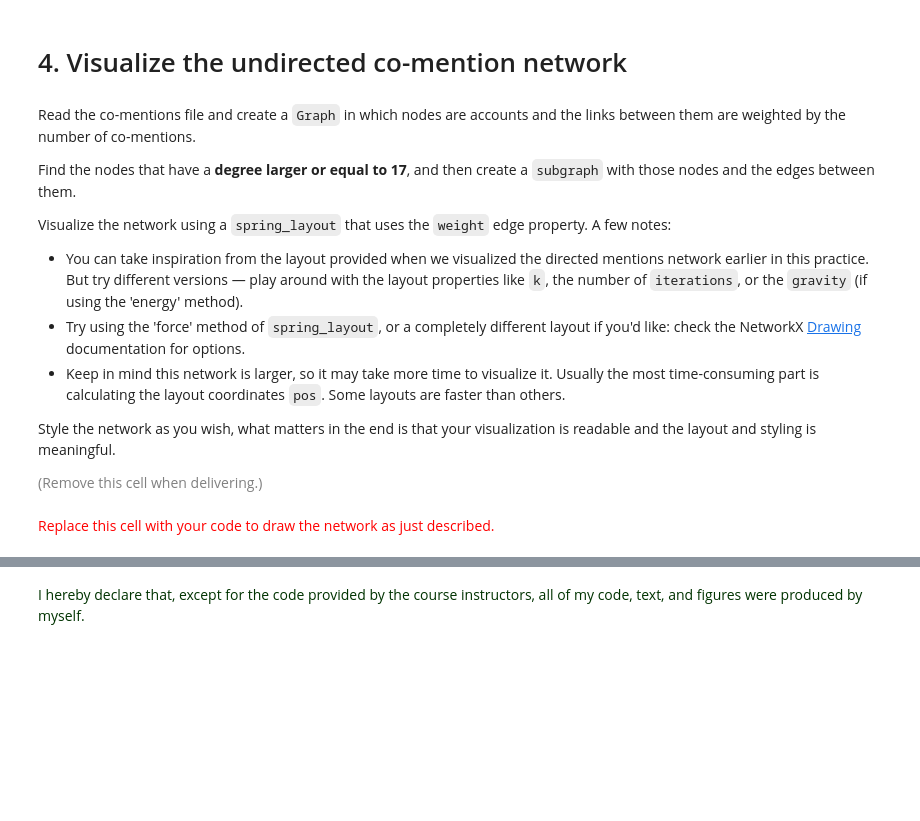
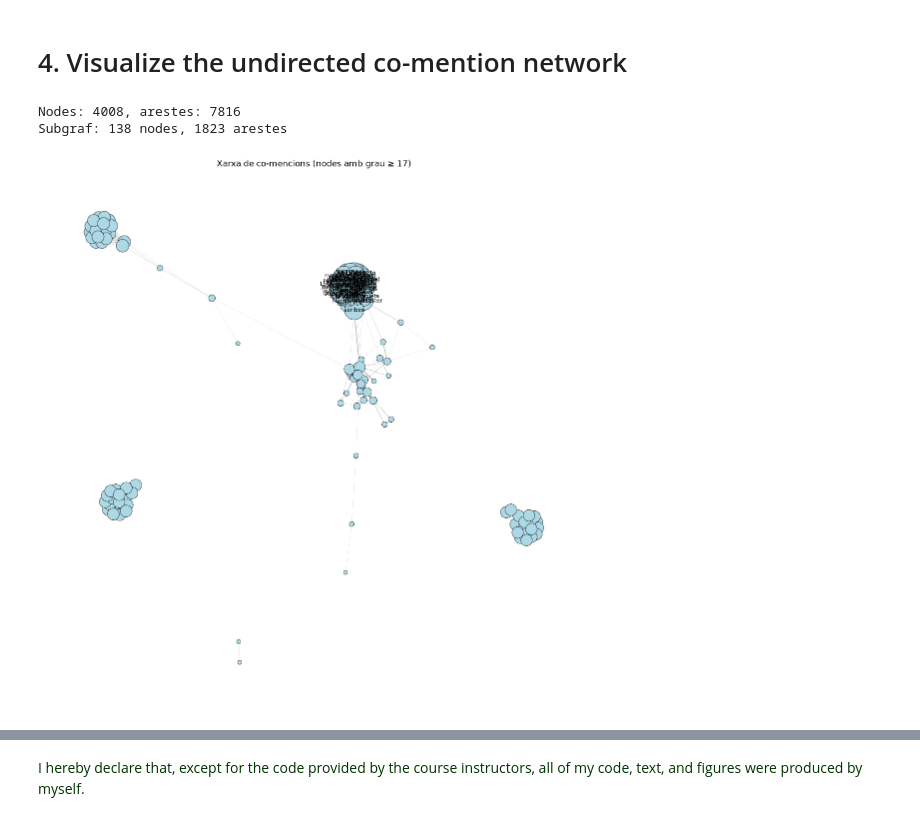
Before and after one commit to chatox/networks-science-course, a Jupyter notebook: practicum/ps02-networks-from-text-2026.ipynb, the cells around one changed output, grey strips where cells are left out. Cells and saved outputs as stored; diff of their text form; code cells hidden in the pictures; blank space fills up the shorter version.

```diff
--- a/practicum/ps02-networks-from-text-2026.ipynb
+++ b/practicum/ps02-networks-from-text-2026.ipynb
@@ -490,3 +334,15 @@ Print the number of times the accounts `educaciocat` and `elnacionalcat` have be
+# %%
+co_mentions_counter={}
+with gzip.open(COMPRESSED_INPUT_FILENAME, "rt", encoding="utf-8") as input_file:
+    for i in input_file:
+        tweet = json.loads(i)
+        mentions= set(extract_mentions(tweet['full_text']))
+    #recorrem al complet l'array
+        for i in mentions:
+            for j in mentions:
+                if i<j: #cada parella 1 vegada
+                    clau=(i,j)
+                    co_mentions_counter[clau]=co_mentions_counter.get(clau,0)+1
 # %%
 # Leave this code as-is
 
@@ -504,19 +386,55 @@ Now create a file named `OUTPUT_CO_MENTIONS_FILENAME` containing co-mentions in
 # %% [markdown]
 # 4. Visualize the undirected co-mention network
-# %% [markdown]
-Read the co-mentions file and create a `Graph` in which nodes are accounts and the links between them are weighted by the number of co-mentions.
-
-Find the nodes that have a **degree larger or equal to 17**, and then create a `subgraph` with those nodes and the edges between them.
-
-Visualize the network using a `spring_layout` that uses the `weight` edge property. A few notes:
-
-* You can take inspiration from the layout provided when we visualized the directed mentions network earlier in this practice. But try different versions — play around with the layout properties like `k`, the number of `iterations`, or the `gravity` (if using the 'energy' method).
-* Try using the 'force' method of `spring_layout`, or a completely different layout if you'd like: check the NetworkX [Drawing](https://networkx.org/documentation/stable/reference/drawing.html) documentation for options.
-* Keep in mind this network is larger, so it may take more time to visualize it. Usually the most time-consuming part is calculating the layout coordinates `pos`. Some layouts are faster than others.
-
-Style the network as you wish, what matters in the end is that your visualization is readable and the layout and styling is meaningful.
-
-<font size="-1" color="gray">(Remove this cell when delivering.)</font>
-# %% [markdown]
-<font size="+1" color="red">Replace this cell with your code to draw the network as just described.</font>
+# %%
+g_co = nx.Graph()
+
+with open(OUTPUT_CO_MENTIONS_FILENAME, "r") as input_file:
+    reader = csv.DictReader(input_file, delimiter='\t')
+    for i in reader:
+        g_co.add_edge(i['Source'], i['Target'], weight=int(i['Weight']))
+
+print(f"Nodes: {g_co.number_of_nodes()}, arestes: {g_co.number_of_edges()}")
+#agafem només els nodes alts
+high_degree_nodes=[]
+for n in g_co.nodes():
+    if g_co.degree(n) >= 17:
+        high_degree_nodes.append(n)
+sub = g_co.subgraph(high_degree_nodes).copy()
+print(f"Subgraf: {sub.number_of_nodes()} nodes, {sub.number_of_edges()} arestes")
+#calcular el layout
+pos_co = nx.spring_layout(
+    sub,
+    weight='weight',
+    k=0.3,
+    iterations=100,
+    seed=42
+)
+nodes = list(sub.nodes())
+edges = list(sub.edges())
+
+node_sizes = [20 + 15 * sub.degree(n) for n in nodes]
+edge_widths = [0.2 * sub[u][v]['weight'] for u, v in edges]
+# Dibuix
+plt.figure(figsize=(14, 14))
+
+nx.draw_networkx_edges(sub, pos_co, edgelist=edges, width=edge_widths,
+                       edge_color='gray', alpha=0.5)
+nx.draw_networkx_nodes(sub, pos_co, nodelist=nodes, node_size=node_sizes,
+                       node_color='lightblue', edgecolors='black', linewidths=0.5)
+
+# Etiquetes només per als nodes amb més grau, perquè el dibuix sigui llegible
+labels = {}
+for n in nodes:
+    if sub.degree(n) >= 25:
+        labels[n] = n
+nx.draw_networkx_labels(sub, pos_co, labels=labels, font_size=8)
+
+plt.axis('off')
+plt.title("Xarxa de co-mencions (nodes amb grau ≥ 17)")
+plt.savefig("co-mentions-network.png", dpi=300, bbox_inches='tight')
+plt.show()
+# %% [output]
+Nodes: 4008, arestes: 7816
+Subgraf: 138 nodes, 1823 arestes
+[figure, added]
 # %% [markdown]
```
Also changed, not shown: parts of 45 cells of this notebook, 3 other files.
